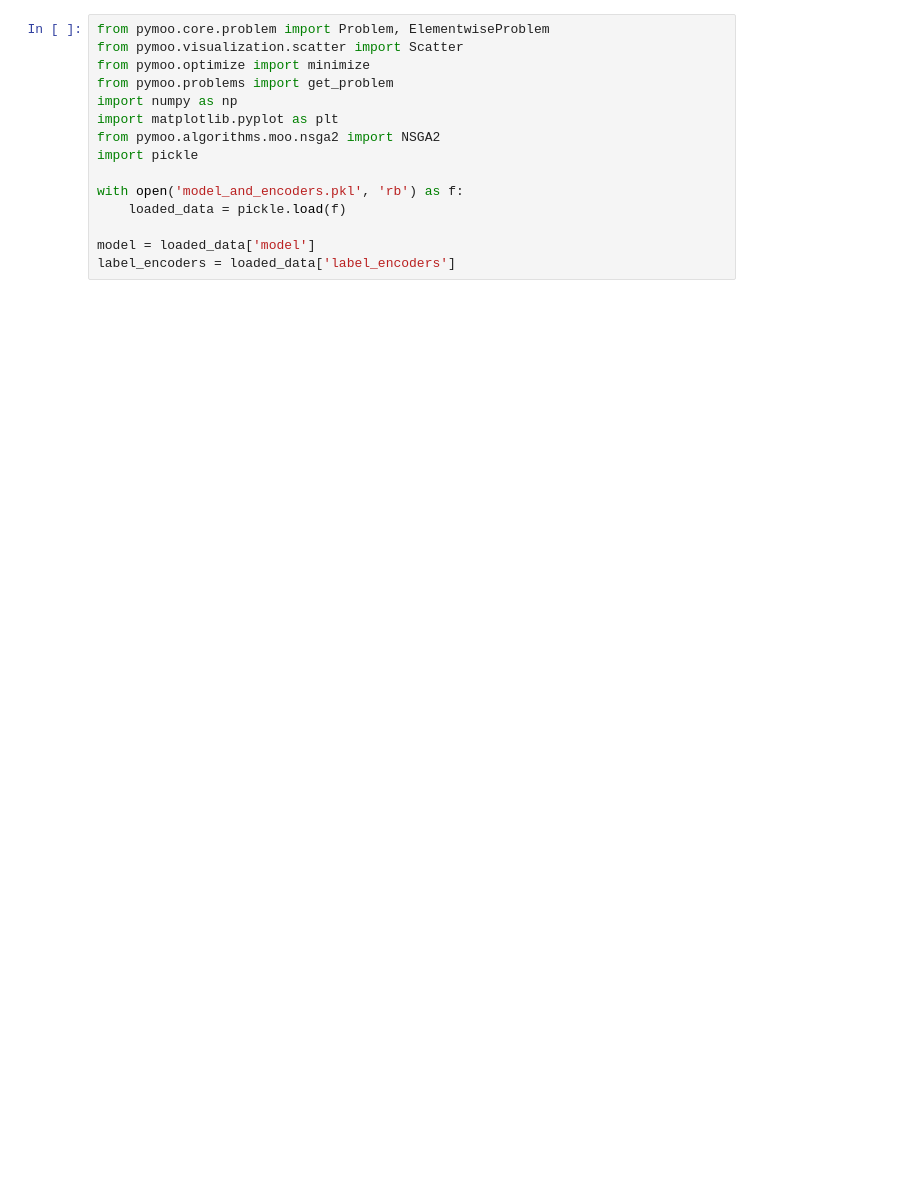
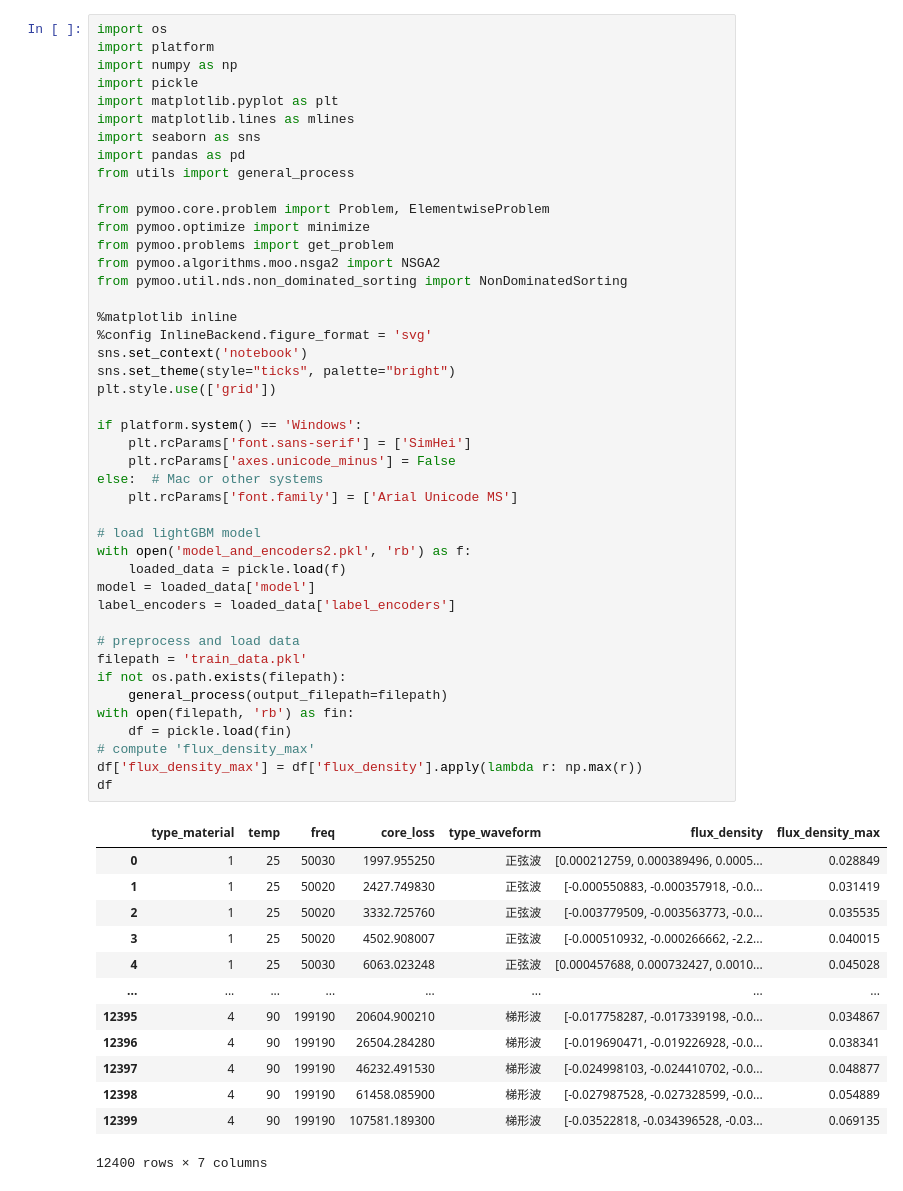
Before and after one commit to DURUII/Contest-CPMCM2024-C, a Jupyter notebook: Prob5.ipynb, the cells around one changed output. Cells and saved outputs as stored; diff of their text form; blank space fills up the shorter version.

```diff
--- a/Prob5.ipynb
+++ b/Prob5.ipynb
@@ -1,15 +1,58 @@
-# %%
-from pymoo.core.problem import Problem, ElementwiseProblem
-from pymoo.visualization.scatter import Scatter
-from pymoo.optimize import minimize
-from pymoo.problems import get_problem
-import numpy as np
-import matplotlib.pyplot as plt
-from pymoo.algorithms.moo.nsga2 import NSGA2
-import pickle
-
-with open('model_and_encoders.pkl', 'rb') as f:
-    loaded_data = pickle.load(f)
-
-model = loaded_data['model']
-label_encoders = loaded_data['label_encoders']
+# %%
+import os
+import platform
+import numpy as np
+import pickle
+import matplotlib.pyplot as plt
+import matplotlib.lines as mlines
+import seaborn as sns
+import pandas as pd
+from utils import general_process
+
+from pymoo.core.problem import Problem, ElementwiseProblem
+from pymoo.optimize import minimize
+from pymoo.problems import get_problem
+from pymoo.algorithms.moo.nsga2 import NSGA2
+from pymoo.util.nds.non_dominated_sorting import NonDominatedSorting
+
+%matplotlib inline
+%config InlineBackend.figure_format = 'svg'
+sns.set_context('notebook')
+sns.set_theme(style="ticks", palette="bright")
+plt.style.use(['grid'])
+
+if platform.system() == 'Windows':
+    plt.rcParams['font.sans-serif'] = ['SimHei']
+    plt.rcParams['axes.unicode_minus'] = False
+else:  # Mac or other systems
+    plt.rcParams['font.family'] = ['Arial Unicode MS']
+
+# load lightGBM model
+with open('model_and_encoders2.pkl', 'rb') as f:
+    loaded_data = pickle.load(f)
+model = loaded_data['model']
+label_encoders = loaded_data['label_encoders']
+
+# preprocess and load data
+filepath = 'train_data.pkl'
+if not os.path.exists(filepath):
+    general_process(output_filepath=filepath)
+with open(filepath, 'rb') as fin:
+    df = pickle.load(fin)
+# compute 'flux_density_max'
+df['flux_density_max'] = df['flux_density'].apply(lambda r: np.max(r))
+df
+# %% [output]
+|  | type_material | temp | freq | core_loss | type_waveform | flux_density | flux_density_max |
+| 0 | 1 | 25 | 50030 | 1997.955250 | 正弦波 | [0.000212759, 0.000389496, 0.0005... | 0.028849 |
+| 1 | 1 | 25 | 50020 | 2427.749830 | 正弦波 | [-0.000550883, -0.000357918, -0.0... | 0.031419 |
+| 2 | 1 | 25 | 50020 | 3332.725760 | 正弦波 | [-0.003779509, -0.003563773, -0.0... | 0.035535 |
+| 3 | 1 | 25 | 50020 | 4502.908007 | 正弦波 | [-0.000510932, -0.000266662, -2.2... | 0.040015 |
+| 4 | 1 | 25 | 50030 | 6063.023248 | 正弦波 | [0.000457688, 0.000732427, 0.0010... | 0.045028 |
+| ... | ... | ... | ... | ... | ... | ... | ... |
+| 12395 | 4 | 90 | 199190 | 20604.900210 | 梯形波 | [-0.017758287, -0.017339198, -0.0... | 0.034867 |
+| 12396 | 4 | 90 | 199190 | 26504.284280 | 梯形波 | [-0.019690471, -0.019226928, -0.0... | 0.038341 |
+| 12397 | 4 | 90 | 199190 | 46232.491530 | 梯形波 | [-0.024998103, -0.024410702, -0.0... | 0.048877 |
+| 12398 | 4 | 90 | 199190 | 61458.085900 | 梯形波 | [-0.027987528, -0.027328599, -0.0... | 0.054889 |
+| 12399 | 4 | 90 | 199190 | 107581.189300 | 梯形波 | [-0.03522818, -0.034396528, -0.03... | 0.069135 |
+12400 rows × 7 columns
```
Also changed, not shown: parts of 6 cells of this notebook.
